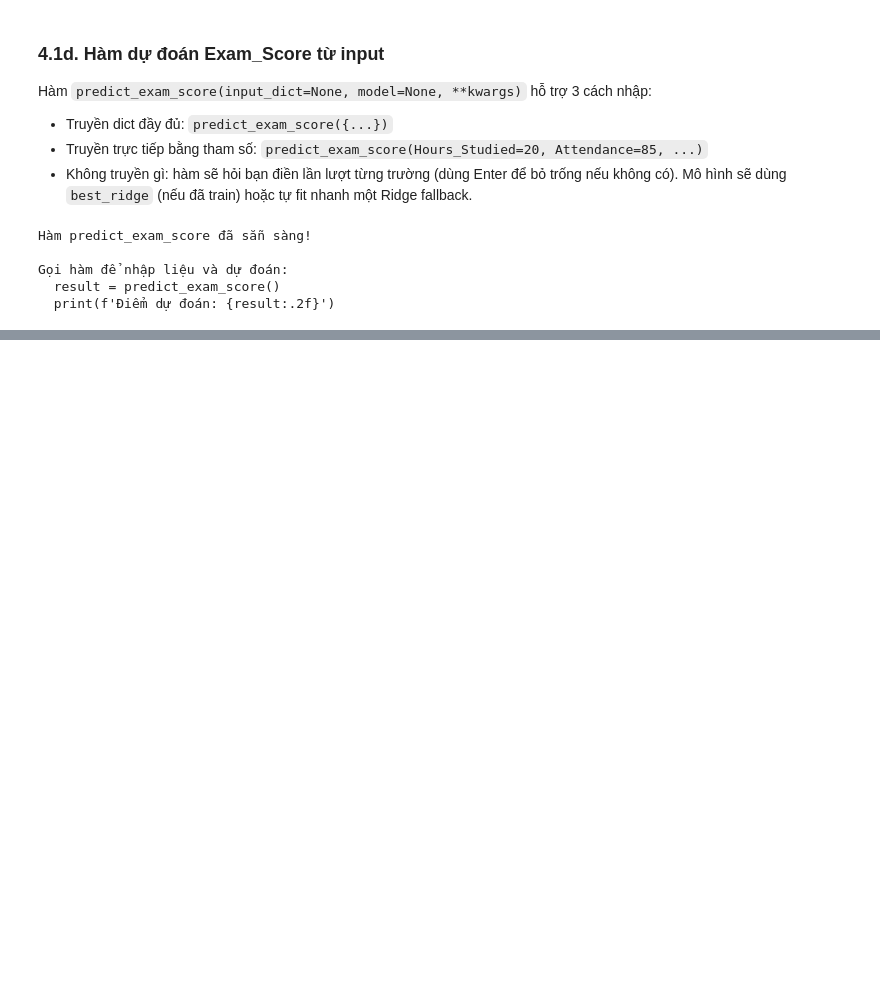
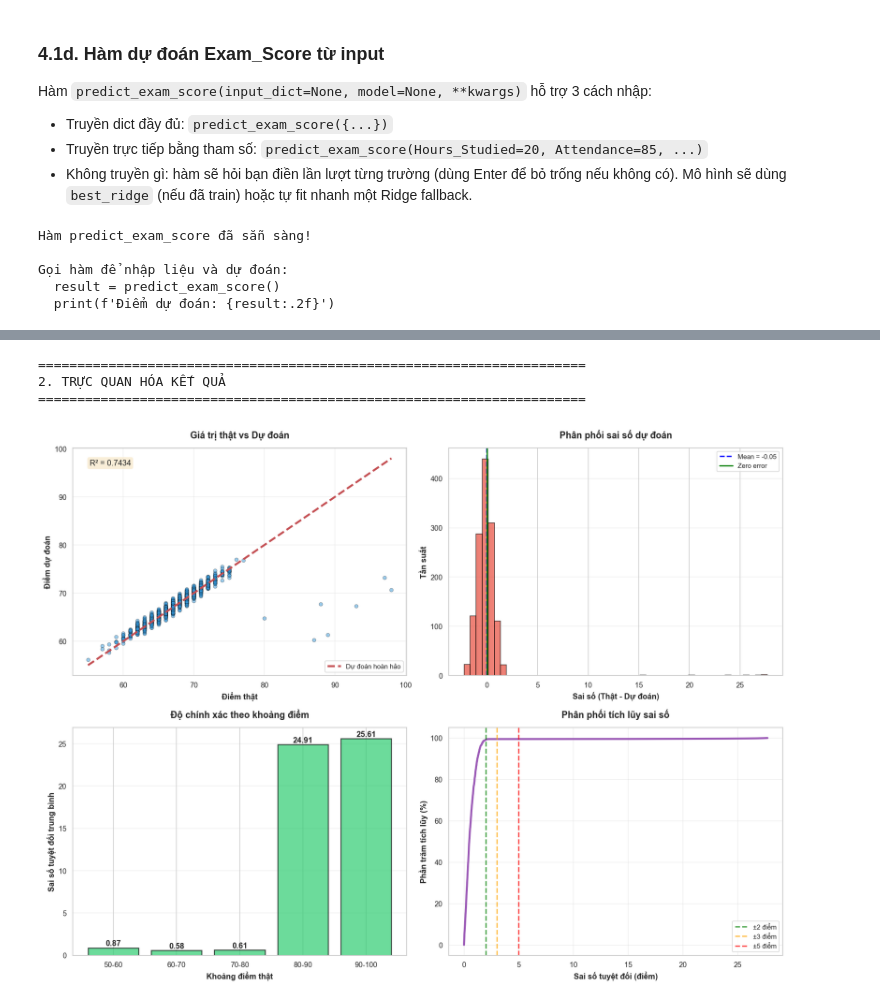
Before and after one commit to Chill-Chill-Cung-10/Team2_Project, a Jupyter notebook: main.ipynb, the cells around one changed output, grey strips where cells are left out. Saved outputs shown, nothing was run; the diff lists cells and outputs as text; code cells hidden in the pictures; blank space fills up the shorter version.

```diff
--- a/main.ipynb
+++ b/main.ipynb
@@ -1153,0 +1502,74 @@ Gọi hàm để nhập liệu và dự đoán:
+# %%
+# 2. Trực quan hóa kết quả dự đoán
+print("\n" + "="*70)
+print("2. TRỰC QUAN HÓA KẾT QUẢ")
+print("="*70 + "\n")
+
+fig, axes = plt.subplots(2, 2, figsize=(16, 12))
+
+# 2.1. Scatter plot: Giá trị thật vs Dự đoán
+axes[0, 0].scatter(y_test, y_pred_test, alpha=0.5, s=30, color='#3498DB', edgecolors='black', linewidth=0.5)
+axes[0, 0].plot([y_test.min(), y_test.max()], [y_test.min(), y_test.max()],
+                'r--', lw=3, label='Dự đoán hoàn hảo')
+axes[0, 0].set_xlabel('Điểm thật', fontsize=12, fontweight='bold')
+axes[0, 0].set_ylabel('Điểm dự đoán', fontsize=12, fontweight='bold')
+axes[0, 0].set_title('Giá trị thật vs Dự đoán', fontsize=14, fontweight='bold', pad=15)
+axes[0, 0].legend(fontsize=10)
+axes[0, 0].grid(True, alpha=0.3)
+axes[0, 0].text(0.05, 0.95, f'R² = {r2:.4f}',
+                transform=axes[0, 0].transAxes, fontsize=12,
+                verticalalignment='top', bbox=dict(boxstyle='round', facecolor='wheat', alpha=0.5))
+
+# 2.2. Phân phối sai số
+errors = y_test - y_pred_test
+axes[0, 1].hist(errors, bins=50, color='#E74C3C', alpha=0.7, edgecolor='black')
+axes[0, 1].axvline(errors.mean(), color='blue', linestyle='--', linewidth=2,
+                   label=f'Mean = {errors.mean():.2f}')
+axes[0, 1].axvline(0, color='green', linestyle='-', linewidth=2, label='Zero error')
+axes[0, 1].set_xlabel('Sai số (Thật - Dự đoán)', fontsize=12, fontweight='bold')
+axes[0, 1].set_ylabel('Tần suất', fontsize=12, fontweight='bold')
+axes[0, 1].set_title('Phân phối sai số dự đoán', fontsize=14, fontweight='bold', pad=15)
+axes[0, 1].legend(fontsize=10)
+axes[0, 1].grid(True, alpha=0.3, axis='y')
+
+# 2.3. Sai số tuyệt đối theo khoảng điểm
+bins = [50, 60, 70, 80, 90, 100]
+bin_labels = ['50-60', '60-70', '70-80', '80-90', '90-100']
+y_test_binned = pd.cut(y_test, bins=bins, labels=bin_labels, include_lowest=True)
+abs_errors = np.abs(errors)
+error_by_bin = pd.DataFrame({'bin': y_test_binned, 'abs_error': abs_errors})
+error_summary = error_by_bin.groupby('bin')['abs_error'].mean()
+
+axes[1, 0].bar(range(len(error_summary)), error_summary.values,
+               color='#2ECC71', alpha=0.7, edgecolor='black', linewidth=1.5)
+axes[1, 0].set_xticks(range(len(error_summary)))
+axes[1, 0].set_xticklabels(error_summary.index, rotation=0)
+axes[1, 0].set_xlabel('Khoảng điểm thật', fontsize=12, fontweight='bold')
+axes[1, 0].set_ylabel('Sai số tuyệt đối trung bình', fontsize=12, fontweight='bold')
+axes[1, 0].set_title('Độ chính xác theo khoảng điểm', fontsize=14, fontweight='bold', pad=15)
+axes[1, 0].grid(True, alpha=0.3, axis='y')
+
+# Thêm giá trị lên các cột
+for i, v in enumerate(error_summary.values):
+    axes[1, 0].text(i, v + 0.05, f'{v:.2f}', ha='center', va='bottom', fontweight='bold')
+
+# 2.4. Cumulative distribution of absolute errors
+sorted_abs_errors = np.sort(abs_errors)
+cumulative = np.arange(1, len(sorted_abs_errors) + 1) / len(sorted_abs_errors) * 100
+axes[1, 1].plot(sorted_abs_errors, cumulative, linewidth=3, color='#9B59B6')
+axes[1, 1].axvline(2, color='green', linestyle='--', linewidth=2, alpha=0.7, label='±2 điểm')
+axes[1, 1].axvline(3, color='orange', linestyle='--', linewidth=2, alpha=0.7, label='±3 điểm')
+axes[1, 1].axvline(5, color='red', linestyle='--', linewidth=2, alpha=0.7, label='±5 điểm')
+axes[1, 1].set_xlabel('Sai số tuyệt đối (điểm)', fontsize=12, fontweight='bold')
+axes[1, 1].set_ylabel('Phần trăm tích lũy (%)', fontsize=12, fontweight='bold')
+axes[1, 1].set_title('Phân phối tích lũy sai số', fontsize=14, fontweight='bold', pad=15)
+axes[1, 1].legend(fontsize=10)
+axes[1, 1].grid(True, alpha=0.3)
+
+plt.tight_layout()
+plt.show()
+# %% [output]
+======================================================================
+2. TRỰC QUAN HÓA KẾT QUẢ
+======================================================================
+[figure, added]
```
Also changed, not shown: parts of 8 cells of this notebook.
